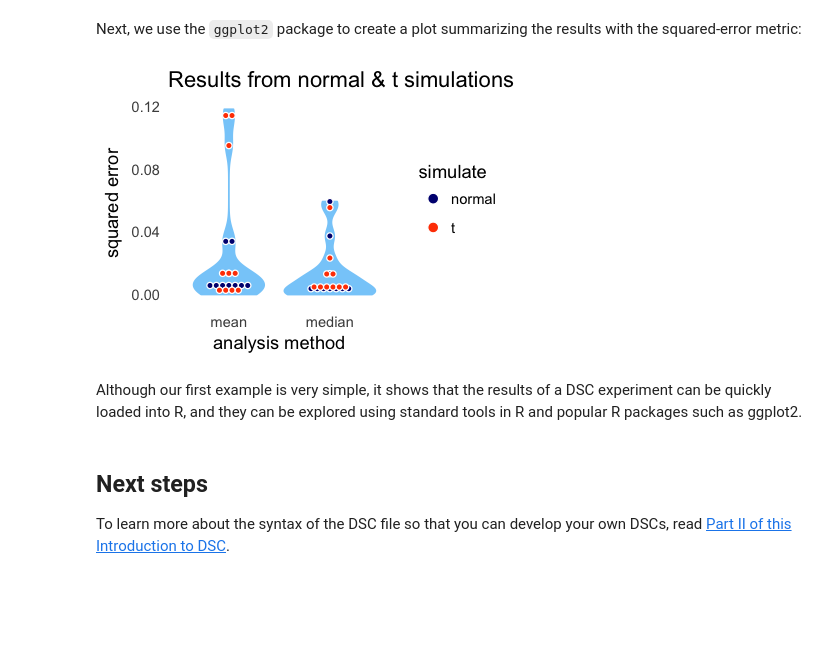
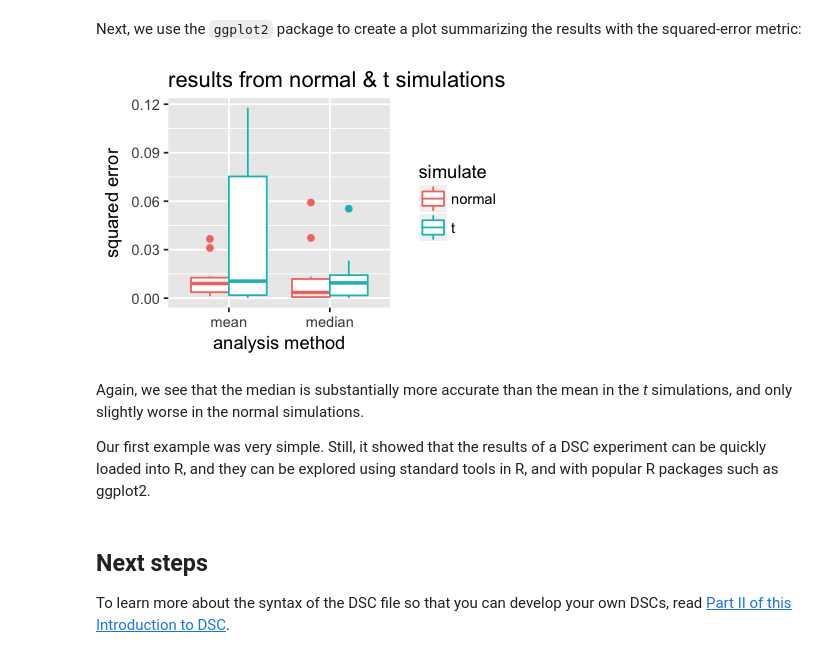
Before and after one commit to stephenslab/dsc-wiki, a Jupyter notebook: tutorials/Intro_DSC.ipynb, the cells around one changed output. Drawn from its saved outputs; the diff is of its cells as text; code cells hidden in the pictures; blank space fills up the shorter version.

Commit message:
Dramatically simplified the plot in the DSC_Intro tutorial.

```diff
--- a/tutorials/Intro_DSC.ipynb
+++ b/tutorials/Intro_DSC.ipynb
@@ -205,32 +205,23 @@ Next, we use the `ggplot2` package to create a plot summarizing the results with
 # %%
 # Load the ggplot2 package and set up graphics within the Jupyter environment.
 library(ggplot2)
 library(repr)
 options(repr.plot.width = 3.5,repr.plot.height = 2.5)
 
 # Select the DSC results with the squared-error metric only.
 pdat <- subset(dscout,score == "sq_err")
 
 # Create a combined violin and dotplot summarizing the accuracy of
 # the two analysis methods ("mean" and "median")
-p <- ggplot(pdat,aes(x = analyze,y = score.error,fill = simulate)) +
-    geom_violin(fill = "lightskyblue",color = "lightskyblue") +
-    geom_dotplot(binaxis = "y",stackdir = "center",binwidth = 0.01,
-                 dotsize = 0.4,color = "white")
-
-# Make a few adjustments to the plot to make it more readable.
-p <- p + scale_fill_manual(values = c("navyblue","orangered")) +
-    labs(x     = "analysis method",
-         y     = "squared error",
-         title = "Results from normal & t simulations") +
-    theme_minimal() +
-    theme(panel.grid.major = element_blank(),
-          panel.grid.minor = element_blank())
-print(p)
+qplot(analyze,score.error,data = pdat,color = simulate,geom = "boxplot",
+      xlab = "analysis method",ylab = "squared error",
+      main = "results from normal & t simulations")
 # %% [output]
-[figure, old version]
+[figure, new version]
 # %% [markdown]
-Although our first example is very simple, it shows that the results of a DSC experiment can be quickly loaded into R, and they can be explored using standard tools in R and popular R packages such as ggplot2.
+Again, we see that the median is substantially more accurate than the mean in the *t* simulations, and only slightly worse in the normal simulations.
+
+Our first example was very simple. Still, it showed that the results of a DSC experiment can be quickly loaded into R, and they can be explored using standard tools in R, and with popular R packages such as ggplot2.
 # %% [markdown]
 ## Next steps
 
```
Also changed, not shown: parts of 2 cells of this notebook, 1 other file.
